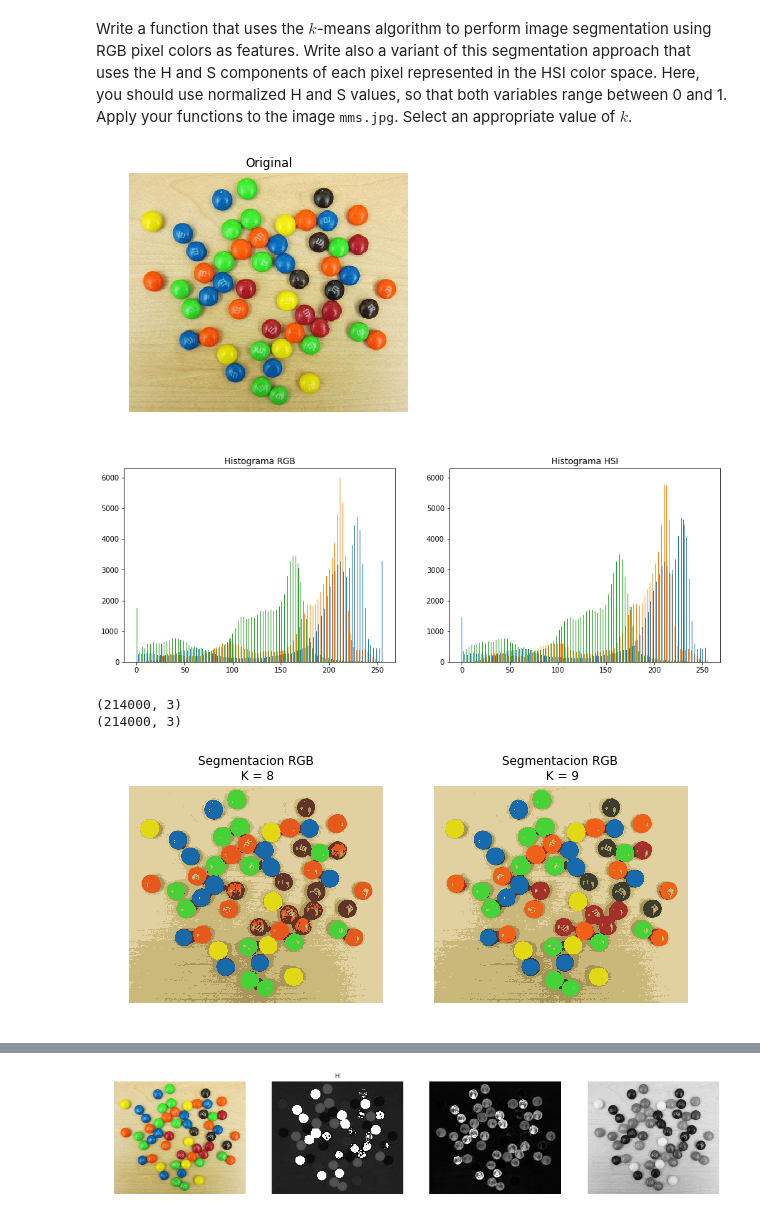
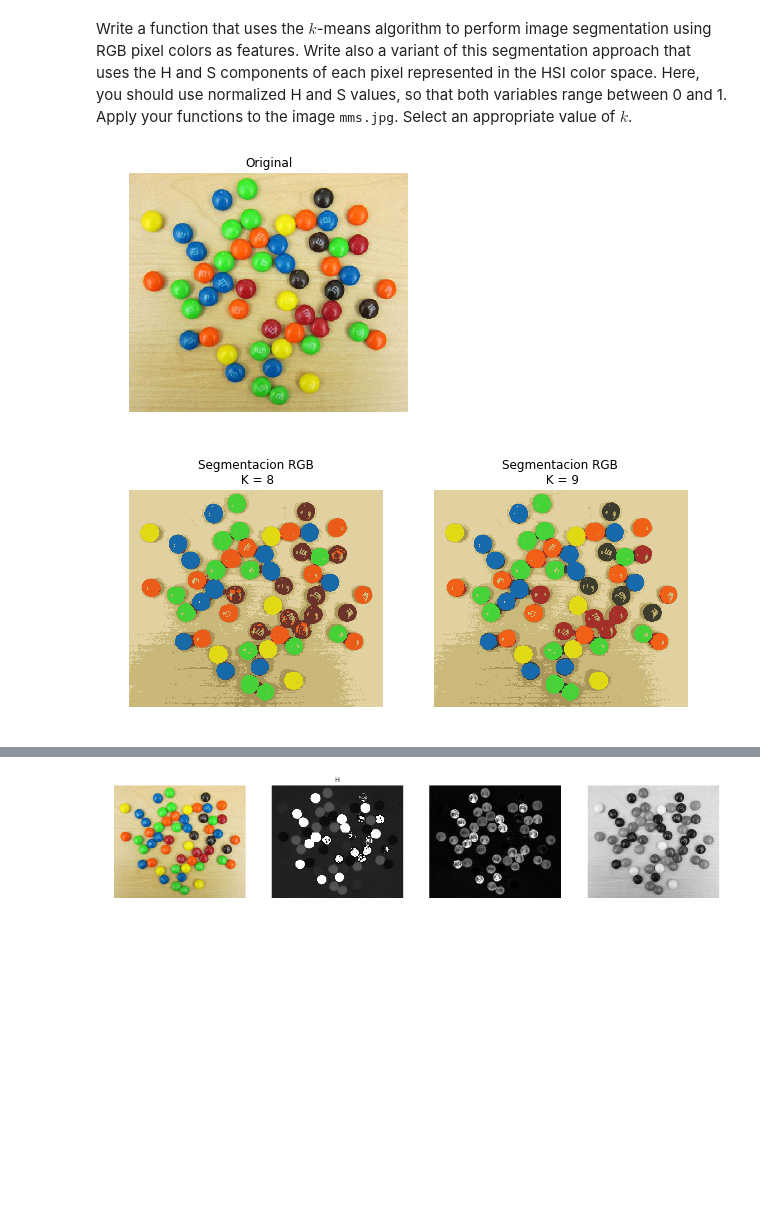
Before and after one commit to Jorgee1/Journey-to-PDI, a Jupyter notebook: Taller_4/problem_set_4.ipynb, the cells around one changed output, grey strips where cells are left out. Saved outputs shown, nothing was run; the diff lists cells and outputs as text; code cells hidden in the pictures; blank space fills up the shorter version.

```diff
--- a/Taller_4/problem_set_4.ipynb
+++ b/Taller_4/problem_set_4.ipynb
@@ -53,7 +53,7 @@ FilesGray  = None
 FilesColor = None
 
 
-def RGB2HSI(img,flag):   #Funcion para pasar de RGB a HSI
+def fRGB2HSIt(img,flag):   #Funcion para pasar de RGB a HSI
     height,widht,_= img.shape        #se obtienen las dimensiones de la imagen
 
     H=np.zeros((height,widht))       #se crea una matriz de ceros con las dimensiones de la imagen para la matiz
@@ -580,53 +580,37 @@ def segmentor(img,k):
     # k     -> constante de para la funcion cv2.kmeans
     # se regresa la imagen procesada y el histograma
     samples  = np.float32(img.copy().reshape(-1,3))
-    print(samples.shape)
     criteria = (cv2.TERM_CRITERIA_MAX_ITER + cv2.TERM_CRITERIA_EPS, 15, 1e-5) # calculo de criterio para cv2.means
     flag     = cv2.KMEANS_PP_CENTERS # flag
 
     compactness, labels, centers = cv2.kmeans(samples, k,None, criteria, 10, flag)
     centers = np.uint8(centers)[labels.flatten()]
     return centers.reshape(img.shape)
 
 imgRGB = files["color"]["mms"].copy()
-imgHSI = RGB2HSI(imgRGB,1)
+imgHSI = fRGB2HSIt(imgRGB,1)
 
-histRGB  = np.float32(imgRGB.copy().reshape(-1,3))
-histHSI  = np.float32(imgHSI.copy().reshape(-1,3))
+
 
 
 plt.figure(figsize=(5,5))
 
 plt.imshow(imgRGB)
 plt.axis("off")
 plt.title("Original")
-plt.show()
-
-plt.figure(figsize=(15,5))
-plt.subplot(1,2,1)
-plt.hist(histRGB, 256, [0,256])
-plt.title("Histograma RGB")
-
-plt.subplot(1,2,2)
-plt.hist(histRGB, 256, [0,256])
-plt.title("Histograma HSI")
-
 plt.show()
 
 plt.figure(figsize=(10,10))
 plt.subplot(1,2,1)
 plt.imshow(segmentor(imgRGB,8))
 plt.axis("off")
 plt.title("Segmentacion RGB\n K = "+str(8))
 
 plt.subplot(1,2,2)
 plt.imshow(segmentor(imgRGB,9))
 plt.axis("off")
 plt.title("Segmentacion RGB\n K = "+str(9))
 plt.show()
 # %% [output]
 [figure]
-[figure, old version]
+[figure, new version]
-(214000, 3)
-(214000, 3)
-[figure, removed]
```
Also changed, not shown: parts of 3 cells of this notebook.
